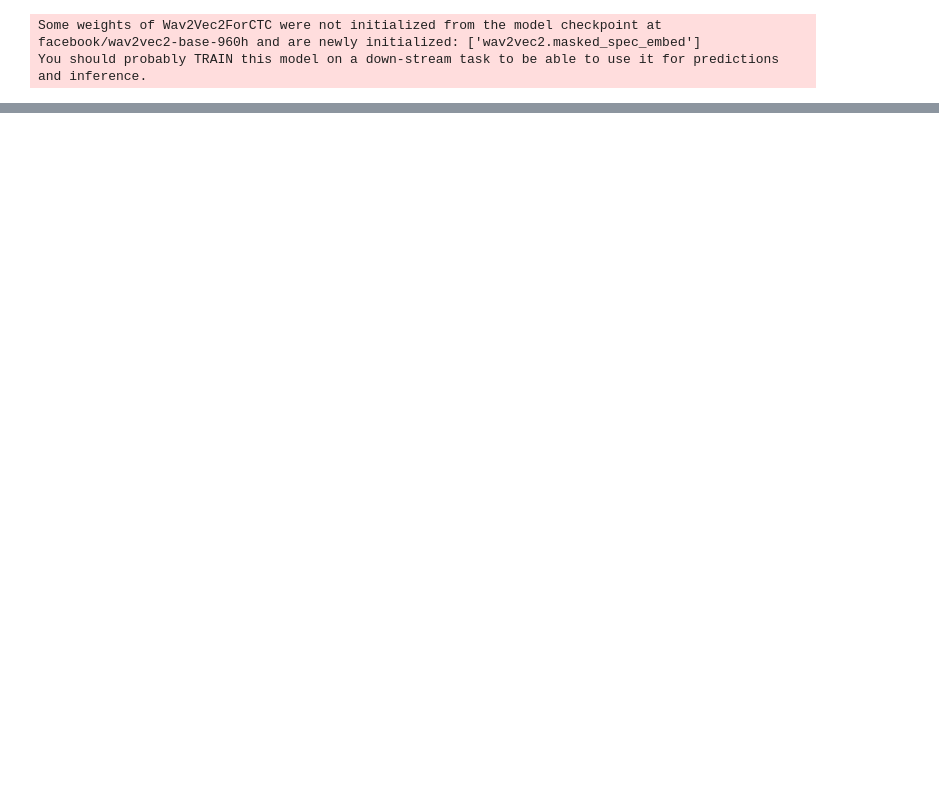
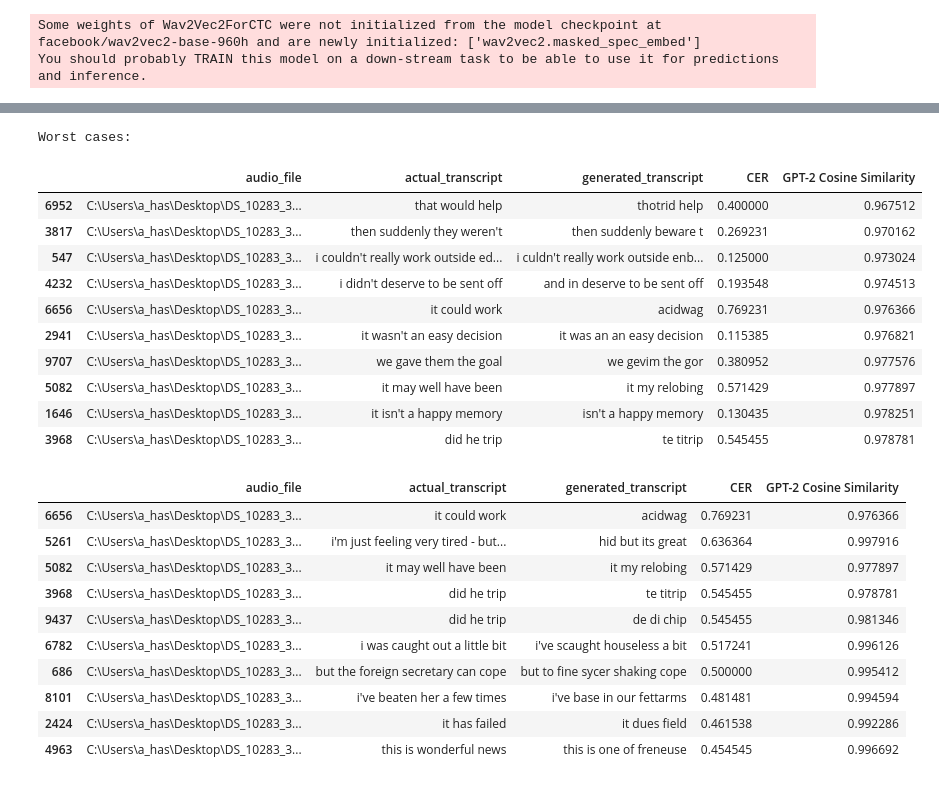
Before and after one commit to serenabono/conversational_dominance, a Jupyter notebook: notebooks/audio_token/audio_tokenization_test.ipynb, the cells around one changed output, grey strips where cells are left out. Saved outputs shown, nothing was run; the diff lists cells and outputs as text; code cells hidden in the pictures; blank space fills up the shorter version.

```diff
--- a/notebooks/audio_token/audio_tokenization_test.ipynb
+++ b/notebooks/audio_token/audio_tokenization_test.ipynb
@@ -159,3 +192,31 @@ df_results.sample(5)
+# %%
+print("Worst cases:")
+display(df_results.sort_values("GPT-2 Cosine Similarity").head(10))
+display(df_results.sort_values("CER", ascending=False).head(10))
+# %% [output]
+Worst cases:
+|  | audio_file | actual_transcript | generated_transcript | CER | GPT-2 Cosine Similarity |
+| 6952 | C:\Users\a_has\Desktop\DS_10283_3... | that would help | thotrid help | 0.400000 | 0.967512 |
+| 3817 | C:\Users\a_has\Desktop\DS_10283_3... | then suddenly they weren't | then suddenly beware t | 0.269231 | 0.970162 |
+| 547 | C:\Users\a_has\Desktop\DS_10283_3... | i couldn't really work outside ed... | i culdn't really work outside enb... | 0.125000 | 0.973024 |
+| 4232 | C:\Users\a_has\Desktop\DS_10283_3... | i didn't deserve to be sent off | and in deserve to be sent off | 0.193548 | 0.974513 |
+| 6656 | C:\Users\a_has\Desktop\DS_10283_3... | it could work | acidwag | 0.769231 | 0.976366 |
+| 2941 | C:\Users\a_has\Desktop\DS_10283_3... | it wasn't an easy decision | it was an an easy decision | 0.115385 | 0.976821 |
+| 9707 | C:\Users\a_has\Desktop\DS_10283_3... | we gave them the goal | we gevim the gor | 0.380952 | 0.977576 |
+| 5082 | C:\Users\a_has\Desktop\DS_10283_3... | it may well have been | it my relobing | 0.571429 | 0.977897 |
+| 1646 | C:\Users\a_has\Desktop\DS_10283_3... | it isn't a happy memory | isn't a happy memory | 0.130435 | 0.978251 |
+| 3968 | C:\Users\a_has\Desktop\DS_10283_3... | did he trip | te titrip | 0.545455 | 0.978781 |
+|  | audio_file | actual_transcript | generated_transcript | CER | GPT-2 Cosine Similarity |
+| 6656 | C:\Users\a_has\Desktop\DS_10283_3... | it could work | acidwag | 0.769231 | 0.976366 |
+| 5261 | C:\Users\a_has\Desktop\DS_10283_3... | i'm just feeling very tired - but... | hid but its great | 0.636364 | 0.997916 |
+| 5082 | C:\Users\a_has\Desktop\DS_10283_3... | it may well have been | it my relobing | 0.571429 | 0.977897 |
+| 3968 | C:\Users\a_has\Desktop\DS_10283_3... | did he trip | te titrip | 0.545455 | 0.978781 |
+| 9437 | C:\Users\a_has\Desktop\DS_10283_3... | did he trip | de di chip | 0.545455 | 0.981346 |
+| 6782 | C:\Users\a_has\Desktop\DS_10283_3... | i was caught out a little bit | i've scaught houseless a bit | 0.517241 | 0.996126 |
+| 686 | C:\Users\a_has\Desktop\DS_10283_3... | but the foreign secretary can cope | but to fine sycer shaking cope | 0.500000 | 0.995412 |
+| 8101 | C:\Users\a_has\Desktop\DS_10283_3... | i've beaten her a few times | i've base in our fettarms | 0.481481 | 0.994594 |
+| 2424 | C:\Users\a_has\Desktop\DS_10283_3... | it has failed | it dues field | 0.461538 | 0.992286 |
+| 4963 | C:\Users\a_has\Desktop\DS_10283_3... | this is wonderful news | this is one of freneuse | 0.454545 | 0.996692 |
 # %%
 # Character Error Rate (CER): Measures character-level errors
 mean_values = df_results[["CER", "GPT-2 Cosine Similarity"]].mean()
```
Also changed, not shown: parts of 6 cells of this notebook, 1 other file.
